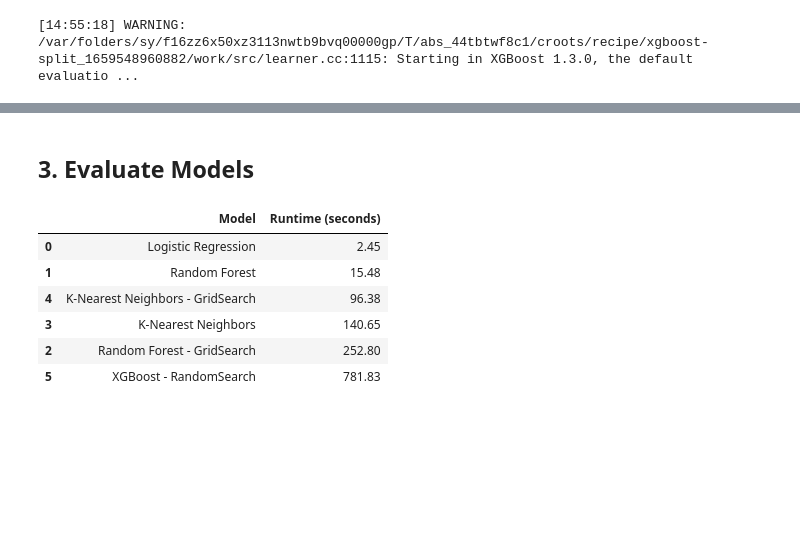
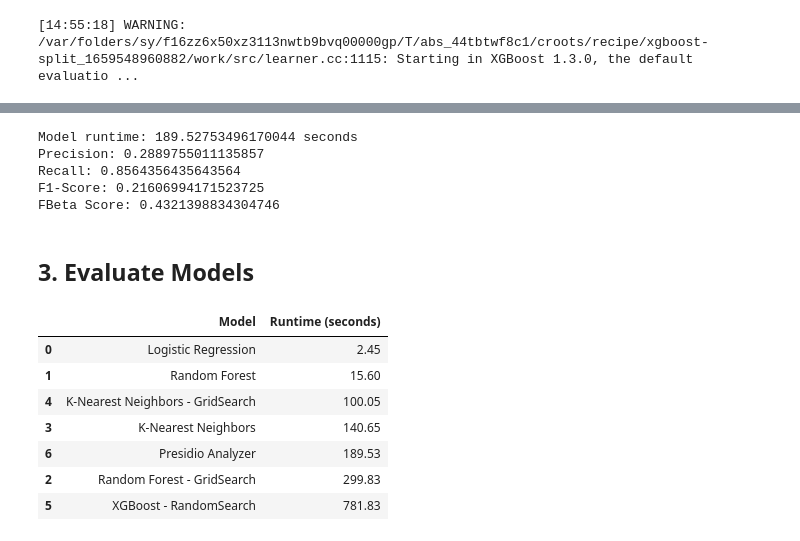
Before and after one commit to ebadakhter/ADS-599-Capstone-Project, a Jupyter notebook: code/model_notebook.ipynb, the cells around one changed output, grey strips where cells are left out. Cells and saved outputs as stored; diff of their text form; code cells hidden in the pictures; blank space fills up the shorter version.

Commit message:
updated eda and model notebook

```diff
--- a/code/model_notebook.ipynb
+++ b/code/model_notebook.ipynb
@@ -419,34 +726,64 @@ ValueError: Classification metrics can't handle a mix of multilabel-indicator an
+# %%
+predicted_results = pd.DataFrame(preds).iloc[:,:-1].reset_index()
+predicted_results.columns = ['row_id','document', 'token', 'label']
+
+temp = val_x[['document']].join(val_y)
+dictionary = temp['labels'].apply(lambda x: {'indx': list(range(len(x))), 'vals': x})
+indices = dictionary.apply(lambda x: x['indx']).explode()
+values = dictionary.apply(lambda x: x['vals']).explode()
+ground_truth = pd.concat([indices, values], axis=1).reset_index()
+ground_truth['document'] = ground_truth['index'].apply(lambda x: temp['document'][x])
+ground_truth = ground_truth.drop(columns='index')
+ground_truth.columns = ['token', 'label', 'document']
+ground_truth = ground_truth[ground_truth['label'] != 'O']
+ground_truth = ground_truth.reset_index(names=['row_id'])
+
+end_time = time.time()
+# %%
+# Evaluate the model
+runtime_presidio_analyzer = end_time - start_time
+print("Model runtime:", runtime_presidio_analyzer, "seconds")
+print("FBeta Score: " + str(pii_fbeta_score(predicted_results, ground_truth, 1)))
+# %% [output]
+Model runtime: 189.52753496170044 seconds
+Precision: 0.2889755011135857
+Recall: 0.8564356435643564
+F1-Score: 0.21606994171523725
+FBeta Score: 0.4321398834304746
 # %% [markdown]
 ## 3. Evaluate Models
 # %%
 # Store runtime results
 model_names = ['Logistic Regression',
                'Random Forest',
                'Random Forest - GridSearch',
                'K-Nearest Neighbors',
                'K-Nearest Neighbors - GridSearch',
-               'XGBoost - RandomSearch']
+               'XGBoost - RandomSearch',
+               'Presidio Analyzer']
 model_runtime = [runtime_lg,
                  runtime_rf,
                  runtime_rf_grid,
                  runtime_knn,
                  runtime_knn_grid,
-                 runtime_xgb]
+                 runtime_xgb,
+                 runtime_presidio_analyzer]
 
 runtime_df = pd.DataFrame({'Model': model_names,
                            'Runtime (seconds)': model_runtime})
 
 # Round the runtimes to two decimal places
 runtime_df['Runtime (seconds)'] = round(runtime_df['Runtime (seconds)'], 2)
 runtime_df = runtime_df.sort_values(by=['Runtime (seconds)'])
 runtime_df
 # %% [output]
 |  | Model | Runtime (seconds) |
 | 0 | Logistic Regression | 2.45 |
-| 1 | Random Forest | 15.48 |
-| 4 | K-Nearest Neighbors - GridSearch | 96.38 |
+| 1 | Random Forest | 15.60 |
+| 4 | K-Nearest Neighbors - GridSearch | 100.05 |
 | 3 | K-Nearest Neighbors | 140.65 |
-| 2 | Random Forest - GridSearch | 252.80 |
+| 6 | Presidio Analyzer | 189.53 |
+| 2 | Random Forest - GridSearch | 299.83 |
 | 5 | XGBoost - RandomSearch | 781.83 |
 # %%
 sns.barplot(runtime_df, y='Model', x='Runtime (seconds)')
```
Also changed, not shown: parts of 30 cells of this notebook, 1 other file.
